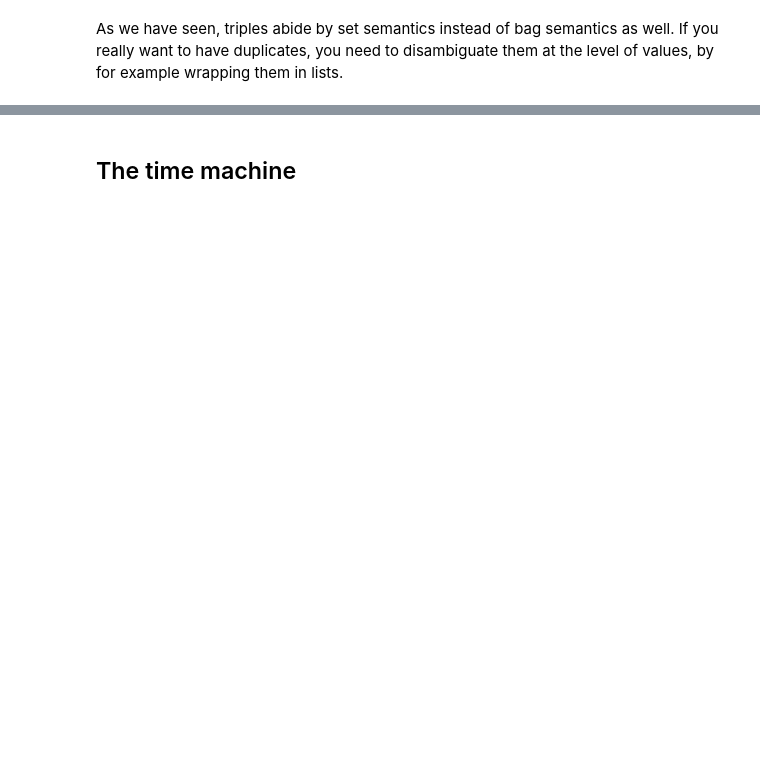
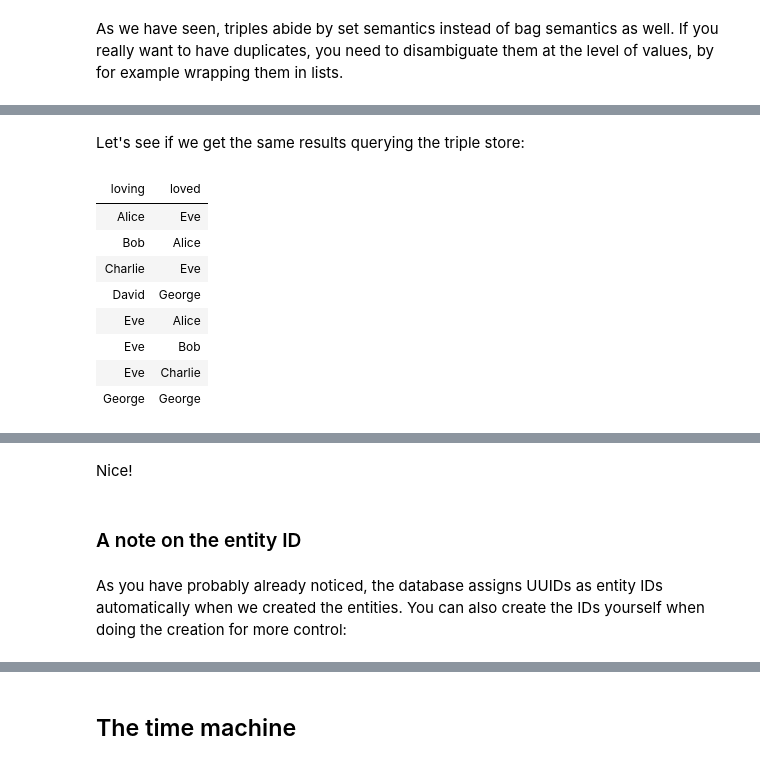
Before and after one commit to cozodb/cozo, a Jupyter notebook: tutorial/2-pilgrim.ipynb, the cells around one changed output, grey strips where cells are left out. Drawn from its saved outputs; the diff is of its cells as text; code cells hidden in the pictures; blank space fills up the shorter version.

```diff
--- a/tutorial/2-pilgrim.ipynb
+++ b/tutorial/2-pilgrim.ipynb
@@ -442,0 +381,16 @@ As we have seen, triples abide by set semantics instead of bag semantics as well
+# %% [markdown]
+Let's see if we get the same results querying the triple store:
+# %%
+?[loving, loved] := [a person.first_name loving],
+                    [a person.loves b],
+                    [b person.first_name loved]
+# %% [output]
+| loving | loved |
+| Alice | Eve |
+| Bob | Alice |
+| Charlie | Eve |
+| David | George |
+| Eve | Alice |
+| Eve | Bob |
+| Eve | Charlie |
+| George | George |
@@ -442,0 +398,6 @@ As we have seen, triples abide by set semantics instead of bag semantics as well
+# %% [markdown]
+Nice!
+# %% [markdown]
+### A note on the entity ID
+# %% [markdown]
+As you have probably already noticed, the database assigns UUIDs as entity IDs automatically when we created the entities. You can also create the IDs yourself when doing the creation for more control:
```
Also changed, not shown: parts of 111 cells of this notebook, 5 other files.
